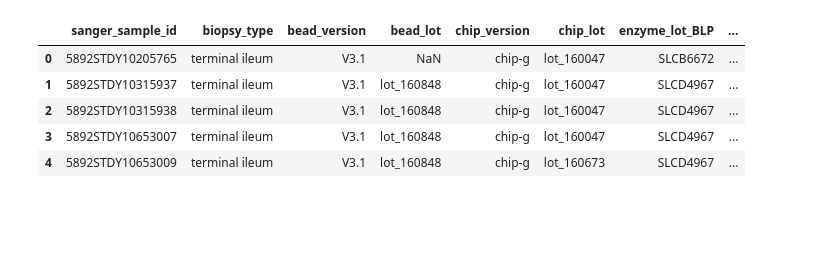
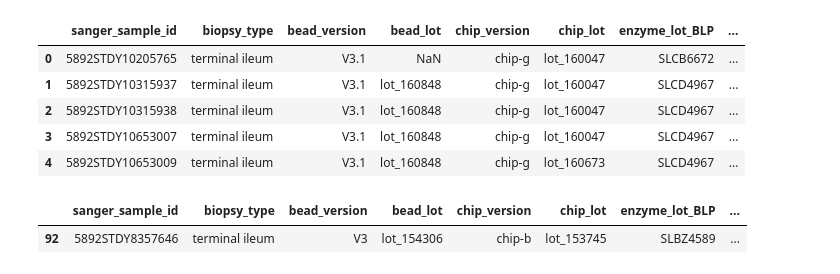
Before and after one commit to Surabhi13A/Crohns-analysis, a Jupyter notebook: exploration/01_metadata mapping.ipynb, the cells around one changed output. Drawn from its saved outputs; the diff is of its cells as text; code cells hidden in the pictures; blank space fills up the shorter version.

```diff
--- a/exploration/01_metadata mapping.ipynb
+++ b/exploration/01_metadata mapping.ipynb
@@ -124,6 +160,11 @@ mapping_df.head()
 | 2 | 5892STDY10315938 | terminal ileum | V3.1 | lot_160848 | chip-g | lot_160047 | SLCD4967 | ... |
 | 3 | 5892STDY10653007 | terminal ileum | V3.1 | lot_160848 | chip-g | lot_160047 | SLCD4967 | ... |
 | 4 | 5892STDY10653009 | terminal ileum | V3.1 | lot_160848 | chip-g | lot_160673 | SLCD4967 | ... |
+# %%
+mapping_df[mapping_df['individual_id'].isnull()]
+# %% [output]
+|  | sanger_sample_id | biopsy_type | bead_version | bead_lot | chip_version | chip_lot | enzyme_lot_BLP | ... |
+| 92 | 5892STDY8357646 | terminal ileum | V3 | lot_154306 | chip-b | lot_153745 | SLBZ4589 | ... |
 # %%
 mapping_df.groupby('biopsy_type')['disease_status'].value_counts()
 # %% [output]
```
Also changed, not shown: parts of 30 cells of this notebook, 3 other files.
